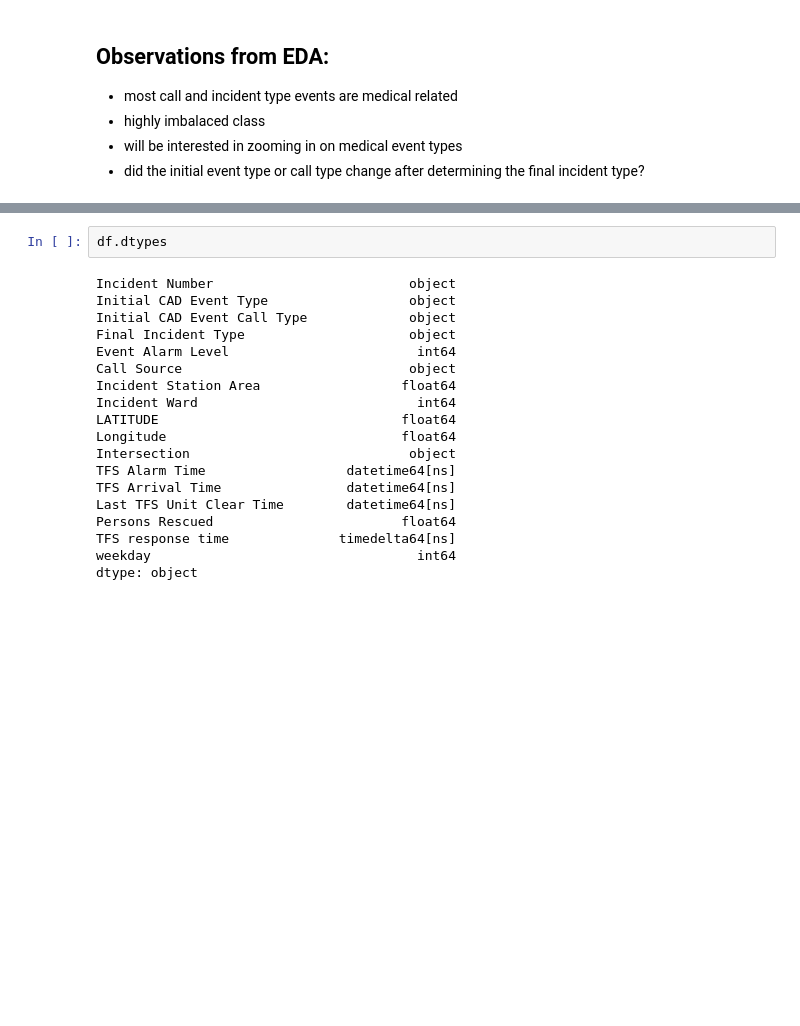
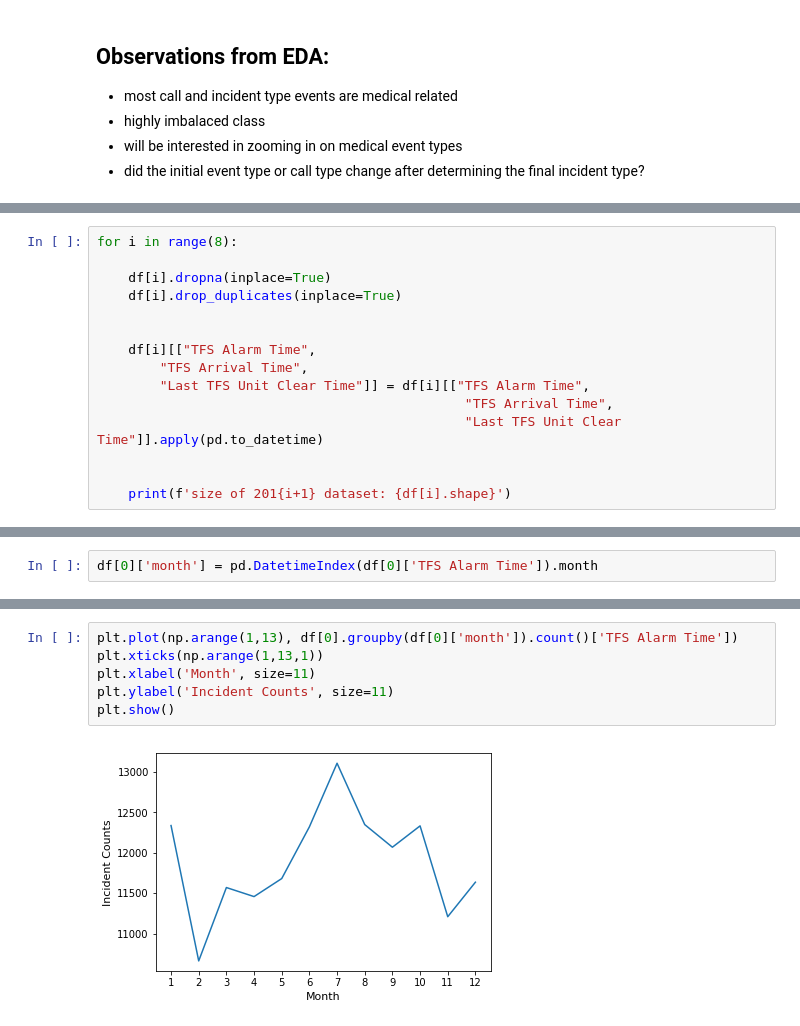
Before and after one commit to 00chengh/toronto_fire_incidents_analysis, a Jupyter notebook: TFS.ipynb, the cells around one changed output, grey strips where cells are left out. Cells and saved outputs as stored; diff of their text form; blank space fills up the shorter version.

```diff
--- a/TFS.ipynb
+++ b/TFS.ipynb
@@ -203,0 +168,15 @@ plt.show()
+# %%
+for i in range(8):
+
+    df[i].dropna(inplace=True)
+    df[i].drop_duplicates(inplace=True)
+
+
+    df[i][["TFS Alarm Time",
+        "TFS Arrival Time",
+        "Last TFS Unit Clear Time"]] = df[i][["TFS Alarm Time",
+                                               "TFS Arrival Time",
+                                               "Last TFS Unit Clear Time"]].apply(pd.to_datetime)
+
+
+    print(f'size of 201{i+1} dataset: {df[i].shape}')
@@ -204 +201,3 @@ plt.show()
+# %%
+df[0]['month'] = pd.DatetimeIndex(df[0]['TFS Alarm Time']).month
 # %%
@@ -229,21 +220,8 @@ Name: TFS Alarm Time, Length: 122423, dtype: datetime64[ns]
-# %%
-df.dtypes
-# %% [output]
-Incident Number                         object
-Initial CAD Event Type                  object
-Initial CAD Event Call Type             object
-Final Incident Type                     object
-Event Alarm Level                        int64
-Call Source                             object
-Incident Station Area                  float64
-Incident Ward                            int64
-LATITUDE                               float64
-Longitude                              float64
-Intersection                            object
-TFS Alarm Time                  datetime64[ns]
-TFS Arrival Time                datetime64[ns]
-Last TFS Unit Clear Time        datetime64[ns]
-Persons Rescued                        float64
-TFS response time              timedelta64[ns]
-weekday                                  int64
-dtype: object
+# %%
+plt.plot(np.arange(1,13), df[0].groupby(df[0]['month']).count()['TFS Alarm Time'])
+plt.xticks(np.arange(1,13,1))
+plt.xlabel('Month', size=11)
+plt.ylabel('Incident Counts', size=11)
+plt.show()
+# %% [output]
+[figure, added]
```
Also changed, not shown: parts of 31 cells of this notebook.
